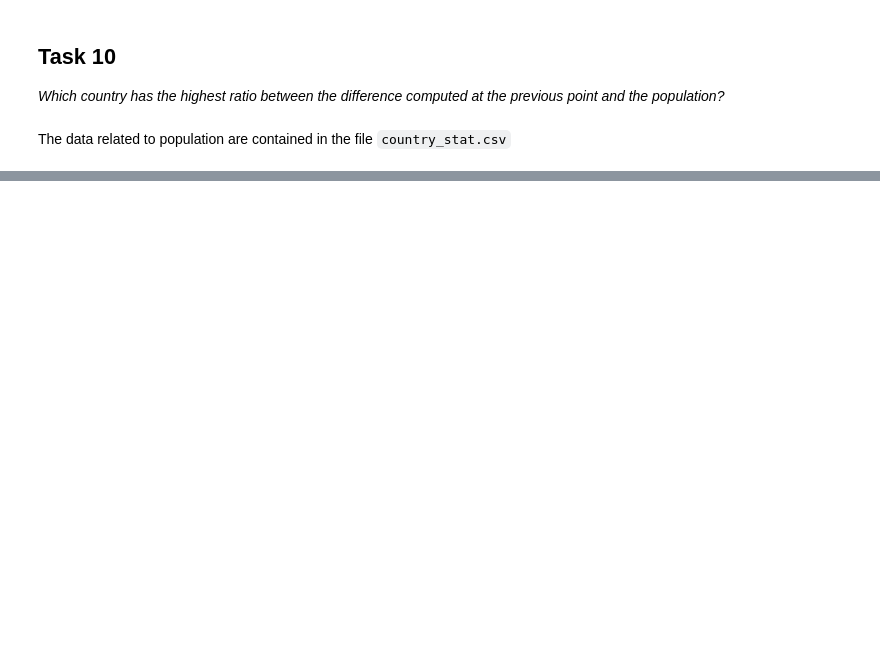
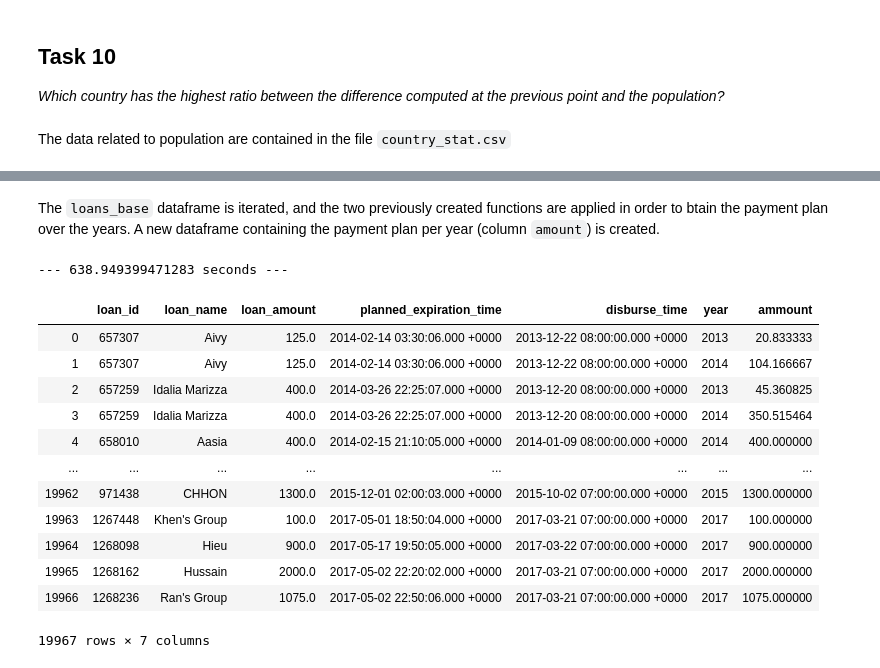
Before and after one commit to vladofilipovic/FoCS_project, a Jupyter notebook: Solution.ipynb, the cells around one changed output, grey strips where cells are left out. Drawn from its saved outputs; the diff is of its cells as text; code cells hidden in the pictures; blank space fills up the shorter version.

```diff
--- a/Solution.ipynb
+++ b/Solution.ipynb
@@ -370,0 +771,3 @@ NameError: name 'loan_and_lent' is not defined
+# %%
+loans_base = loans[['loan_id','loan_name','loan_amount','planned_expiration_time','disburse_time']]
+loans_base
@@ -370,0 +788,48 @@ NameError: name 'loan_and_lent' is not defined
+# %% [markdown]
+The `loans_base` dataframe is iterated, and the two previously created functions are applied in order to btain the payment plan over the years. A new dataframe containing the payment plan per year (column `amount`) is created.
+# %%
+lis = []
+for index, row in loans_base.iterrows():
+    s2 = row['planned_expiration_time']
+    try:
+        d2 = dt.strptime(s2, "%Y-%m-%d %H:%M:%S.%f %z")
+    except ValueError:
+        continue
+    except TypeError:
+        continue
+    s1 = row['disburse_time']
+    try:
+        d1 = dt.strptime(s1, "%Y-%m-%d %H:%M:%S.%f %z")
+    except ValueError:
+        continue
+    except TypeError:
+        continue
+    try:
+        amt = float(row['loan_amount'])
+    except ValueError:
+        continue
+    except TypeError:
+        continue
+    ls = total_amount_of_loans(d1, d2, amt)
+    for l in ls:
+        lis.append({ 'loan_id' : row['loan_id'], 'loan_name': row['loan_name'], 'loan_amount': row['loan_amount'], \
+                    'planned_expiration_time': row['planned_expiration_time'], \
+                    'disburse_time': row['disburse_time'],'year': l[0], 'ammount':l[1] })
+loans_final = pd.DataFrame(lis)
+print("--- %s seconds ---" % (tm.time()-start_time))
+loans_final
+# %% [output]
+--- 638.949399471283 seconds ---
+|  | loan_id | loan_name | loan_amount | planned_expiration_time | disburse_time | year | ammount |
+| 0 | 657307 | Aivy | 125.0 | 2014-02-14 03:30:06.000 +0000 | 2013-12-22 08:00:00.000 +0000 | 2013 | 20.833333 |
+| 1 | 657307 | Aivy | 125.0 | 2014-02-14 03:30:06.000 +0000 | 2013-12-22 08:00:00.000 +0000 | 2014 | 104.166667 |
+| 2 | 657259 | Idalia Marizza | 400.0 | 2014-03-26 22:25:07.000 +0000 | 2013-12-20 08:00:00.000 +0000 | 2013 | 45.360825 |
+| 3 | 657259 | Idalia Marizza | 400.0 | 2014-03-26 22:25:07.000 +0000 | 2013-12-20 08:00:00.000 +0000 | 2014 | 350.515464 |
+| 4 | 658010 | Aasia | 400.0 | 2014-02-15 21:10:05.000 +0000 | 2014-01-09 08:00:00.000 +0000 | 2014 | 400.000000 |
+| ... | ... | ... | ... | ... | ... | ... | ... |
+| 19962 | 971438 | CHHON | 1300.0 | 2015-12-01 02:00:03.000 +0000 | 2015-10-02 07:00:00.000 +0000 | 2015 | 1300.000000 |
+| 19963 | 1267448 | Khen's Group | 100.0 | 2017-05-01 18:50:04.000 +0000 | 2017-03-21 07:00:00.000 +0000 | 2017 | 100.000000 |
+| 19964 | 1268098 | Hieu | 900.0 | 2017-05-17 19:50:05.000 +0000 | 2017-03-22 07:00:00.000 +0000 | 2017 | 900.000000 |
+| 19965 | 1268162 | Hussain | 2000.0 | 2017-05-02 22:20:02.000 +0000 | 2017-03-21 07:00:00.000 +0000 | 2017 | 2000.000000 |
+| 19966 | 1268236 | Ran's Group | 1075.0 | 2017-05-02 22:50:06.000 +0000 | 2017-03-21 07:00:00.000 +0000 | 2017 | 1075.000000 |
+19967 rows × 7 columns
```
Also changed, not shown: parts of 38 cells of this notebook.
